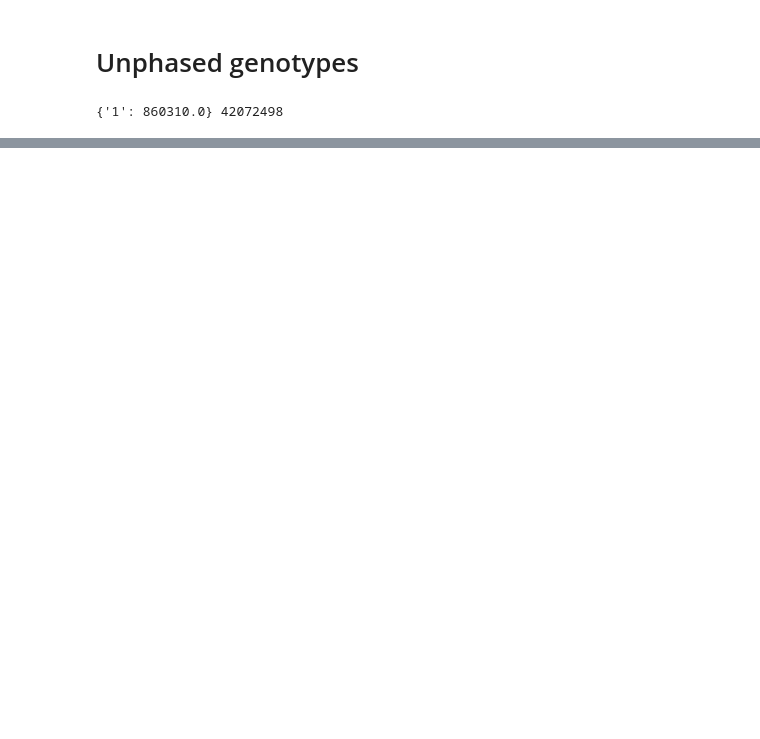
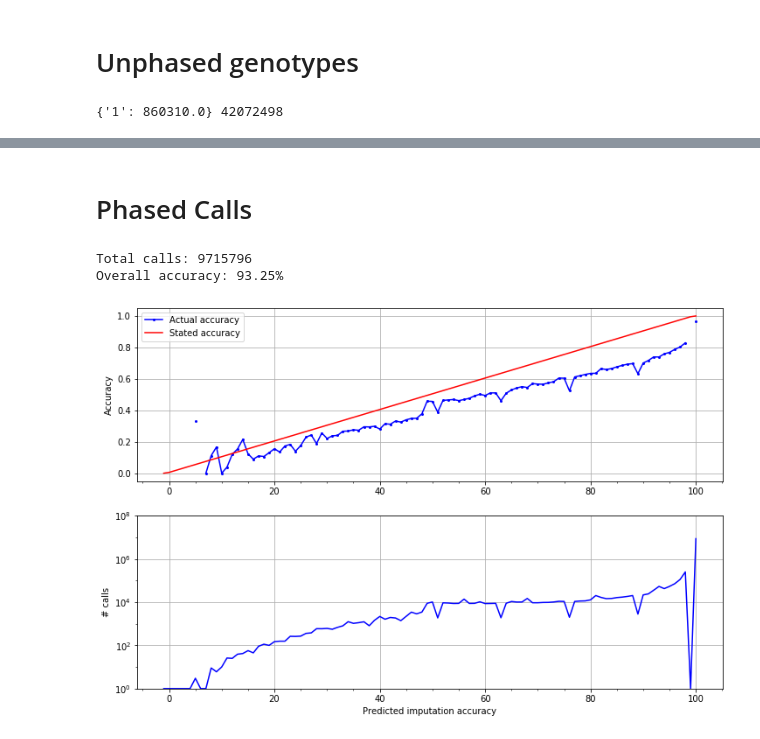
Before and after one commit to LiterallyUniqueLogin/ukbiobank_strs, a Jupyter notebook: pre_imputation_qc/ref_panel_size/graph_analysis.ipynb, the cells around one changed output, grey strips where cells are left out. Saved outputs shown, nothing was run; the diff lists cells and outputs as text; code cells hidden in the pictures; blank space fills up the shorter version.

```diff
--- a/pre_imputation_qc/ref_panel_size/graph_analysis.ipynb
+++ b/pre_imputation_qc/ref_panel_size/graph_analysis.ipynb
@@ -203,0 +236,58 @@ Total genotypes: 860310.0
+# %% [markdown]
+# Phased Calls
+# %%
+print("Total calls: {}".format(data['ncalls']))
+#print("Overall accuracy: {:.2%}".format(
+#    data['ncorrect_phased']/data['ncalls']))
+
+pcc = data['phased_call_calibration']
+print("Overall accuracy: {:.2%}".format(np.sum([int(b) for b in pcc.call_successes[:pcc.ncalls]])/pcc.ncalls))
+rng = range(-1, len(pcc.call_bins)-1) #this puts true 0 calls at -1 and true 1 calls at 100
+results = np.full(len(pcc.call_bins), np.nan)
+call_iter = iter(pcc.call_bins.values())
+success_iter = iter(pcc.success_bins.values())
+idx = -1
+while True:
+    idx += 1
+    call_num = next(call_iter, None)
+    success_num = next(success_iter, None)
+    if call_num is None:
+        break
+    if call_num == 0:
+        continue
+    results[idx] = success_num/call_num
+
+figure = plt.figure(figsize=(12,8))
+#plot estimated accuracy vs true accuracy
+ax1 = figure.add_subplot(2,1,1)
+ax1.plot(rng, results, 'b-o', ms=2, label='Actual accuracy')
+expectedResults = np.arange(0, 1, pcc.bin_size)
+expectedResults += pcc.bin_size/2
+expectedResults = np.concatenate(([0], expectedResults, [1]), axis=0)
+ax1.plot(rng, expectedResults, 'r', label='Stated accuracy')
+ax1.grid(True)
+ax1.xaxis.set_minor_locator(MultipleLocator(5))
+ax1.set_ylabel('Accuracy')
+ax1.legend()
+#plot estimated accuracy vs num calls with this estimate
+ax2 = figure.add_subplot(2,1,2)
+
+ys = np.array(list(pcc.call_bins.values()))
+ys[ys == 0] = 1
+ax2.plot(rng, ys, 'b-', ms=2)
+ax2.set_yscale('log')
+ax2.set_ylim((1, 1e8))
+ax2.grid(True)
+ax2.xaxis.set_minor_locator(MultipleLocator(5))
+ax2.yaxis.set_minor_locator(FixedLocator(np.array([10**x for x in range(0, 8)])))
+ax2.yaxis.set_minor_formatter(NullFormatter())
+ax2.set_xlabel('Predicted imputation accuracy')
+ax2.set_ylabel('# calls')
+figure.show()
+
+#TODO add error bars
+#TODO do this with smoothing instead of bins
+# %% [output]
+Total calls: 9715796
+Overall accuracy: 93.25%
+[figure, added]
```
Also changed, not shown: parts of 10 cells of this notebook, 2 other files.
